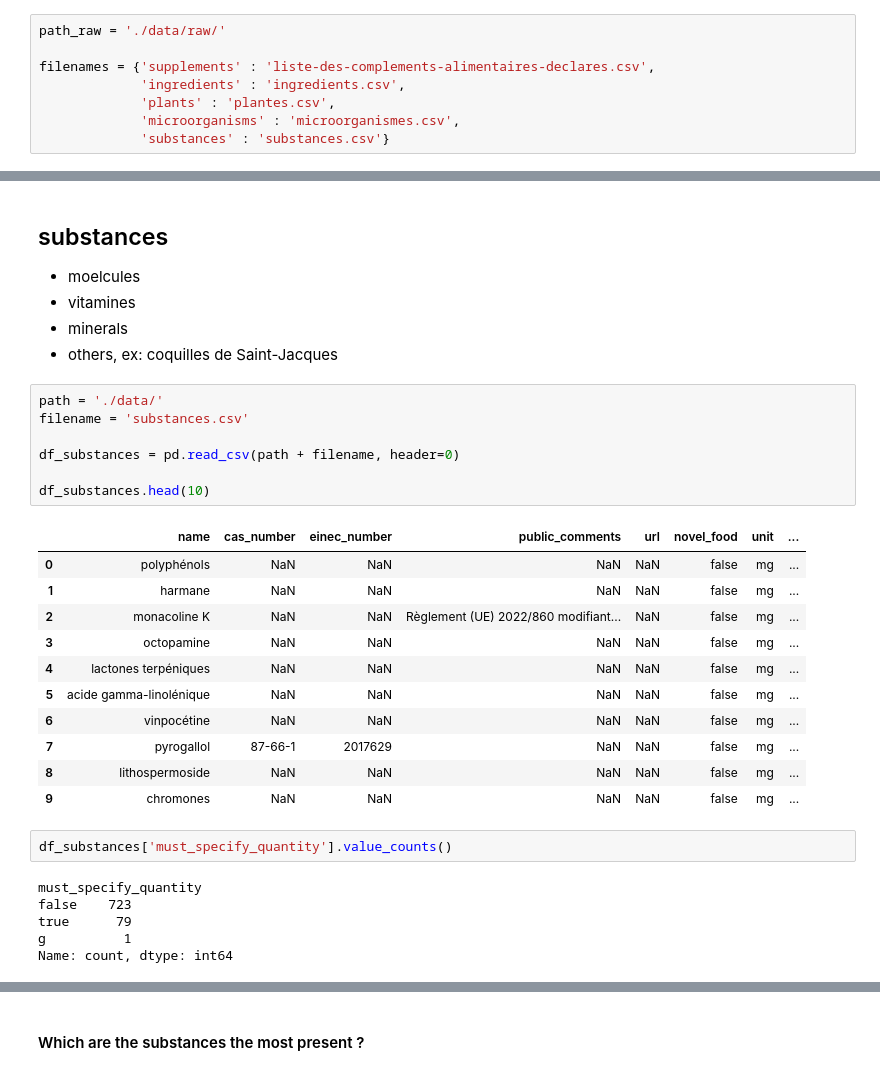
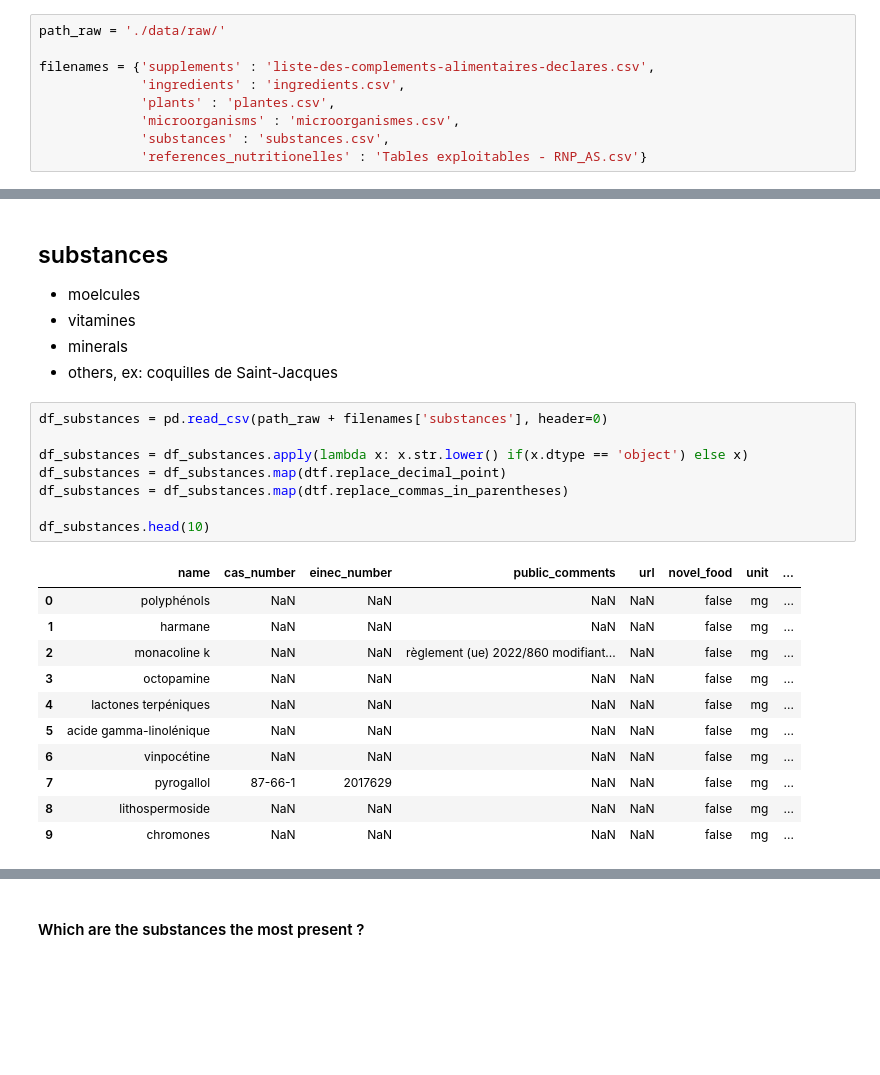
Before and after one commit to RamiroHR/hackathon_complements_alimentaires, a Jupyter notebook: Data_Exploration.ipynb, the cells around one changed output, grey strips where cells are left out. Cells and saved outputs as stored; diff of their text form; blank space fills up the shorter version.

```diff
--- a/Data_Exploration.ipynb
+++ b/Data_Exploration.ipynb
@@ -26,5 +27,6 @@ filenames = {'supplements' : 'liste-des-complements-alimentaires-declares.csv',
              'ingredients' : 'ingredients.csv',
              'plants' : 'plantes.csv',
              'microorganisms' : 'microorganismes.csv',
-             'substances' : 'substances.csv'}
+             'substances' : 'substances.csv',
+             'references_nutritionelles' : 'Tables exploitables - RNP_AS.csv'}
 # %% [markdown]
@@ -257,17 +428,18 @@ array([], dtype=object)
 * minerals
 * others, ex: coquilles de Saint-Jacques
 # %%
-path = './data/'
-filename = 'substances.csv'
+df_substances = pd.read_csv(path_raw + filenames['substances'], header=0)
 
-df_substances = pd.read_csv(path + filename, header=0)
+df_substances = df_substances.apply(lambda x: x.str.lower() if(x.dtype == 'object') else x)
+df_substances = df_substances.map(dtf.replace_decimal_point)
+df_substances = df_substances.map(dtf.replace_commas_in_parentheses)
 
 df_substances.head(10)
 # %% [output]
 |  | name | cas_number | einec_number | public_comments | url | novel_food | unit | ... |
 | 0 | polyphénols | NaN | NaN | NaN | NaN | false | mg | ... |
 | 1 | harmane | NaN | NaN | NaN | NaN | false | mg | ... |
-| 2 | monacoline K | NaN | NaN | Règlement (UE) 2022/860 modifiant... | NaN | false | mg | ... |
+| 2 | monacoline k | NaN | NaN | règlement (ue) 2022/860 modifiant... | NaN | false | mg | ... |
 | 3 | octopamine | NaN | NaN | NaN | NaN | false | mg | ... |
 | 4 | lactones terpéniques | NaN | NaN | NaN | NaN | false | mg | ... |
 | 5 | acide gamma-linolénique | NaN | NaN | NaN | NaN | false | mg | ... |
@@ -275,11 +447,3 @@ df_substances.head(10)
 | 7 | pyrogallol | 87-66-1 | 2017629 | NaN | NaN | false | mg | ... |
 | 8 | lithospermoside | NaN | NaN | NaN | NaN | false | mg | ... |
 | 9 | chromones | NaN | NaN | NaN | NaN | false | mg | ... |
-# %%
-df_substances['must_specify_quantity'].value_counts()
-# %% [output]
-must_specify_quantity
-false    723
-true      79
-g          1
-Name: count, dtype: int64
```
Also changed, not shown: parts of 68 cells of this notebook, 4 other files.
